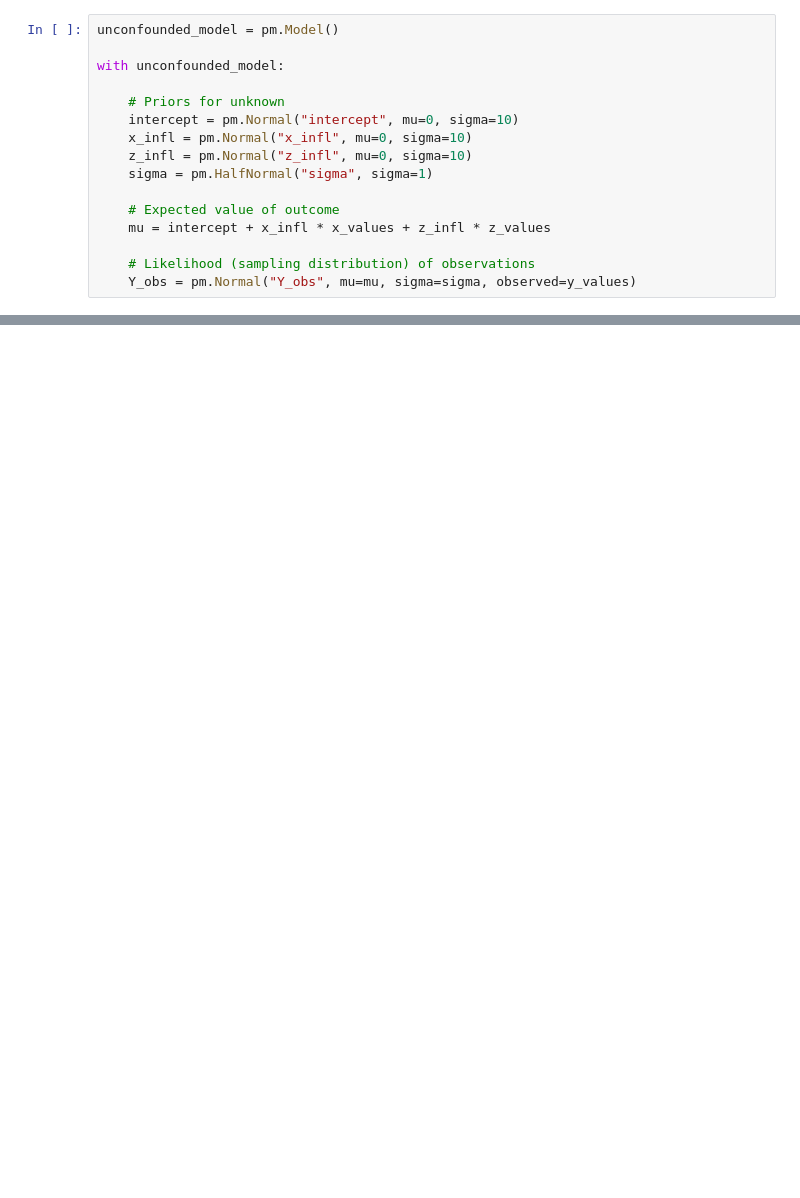
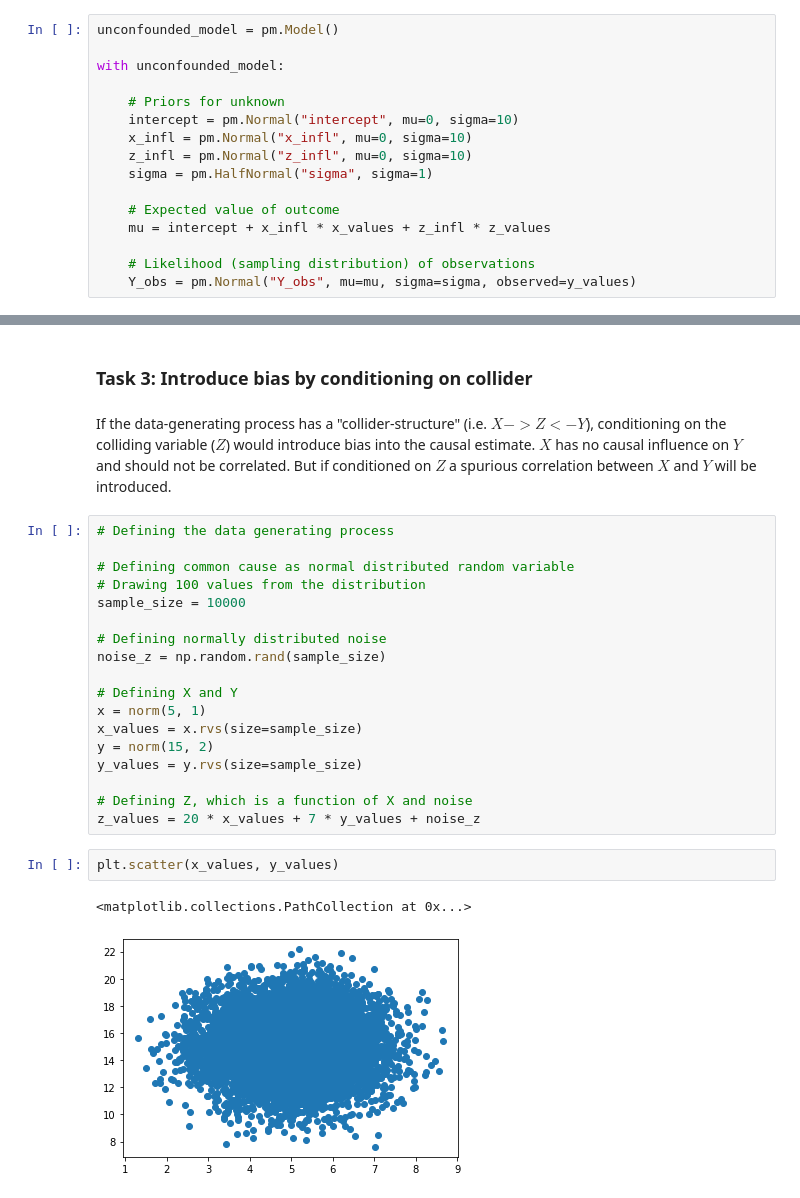
Before and after one commit to 14roebl/Causal_Inference_with_PyMC, a Jupyter notebook: Notebooks/unconfounding_simple_structures.ipynb, the cells around one changed output, grey strips where cells are left out. Saved outputs shown, nothing was run; the diff lists cells and outputs as text; blank space fills up the shorter version.

```diff
--- a/Notebooks/unconfounding_simple_structures.ipynb
+++ b/Notebooks/unconfounding_simple_structures.ipynb
@@ -87,0 +193,28 @@ print(map_estimate)
+# %% [markdown]
+### Task 3: Introduce bias by conditioning on collider
+# %% [markdown]
+If the data-generating process has a "collider-structure" (i.e. $X -> Z <- Y$), conditioning on the colliding variable ($Z$) would introduce bias into the causal estimate.
+$X$ has no causal influence on $Y$ and should not be correlated. But if conditioned on $Z$ a spurious correlation between $X$ and $Y$ will be introduced.
+# %%
+# Defining the data generating process
+
+# Defining common cause as normal distributed random variable
+# Drawing 100 values from the distribution
+sample_size = 10000
+
+# Defining normally distributed noise
+noise_z = np.random.rand(sample_size)
+
+# Defining X and Y
+x = norm(5, 1)
+x_values = x.rvs(size=sample_size)
+y = norm(15, 2)
+y_values = y.rvs(size=sample_size)
+
+# Defining Z, which is a function of X and noise
+z_values = 20 * x_values + 7 * y_values + noise_z
+# %%
+plt.scatter(x_values, y_values)
+# %% [output]
+<matplotlib.collections.PathCollection at 0x...>
+[figure, added]
```
Also changed, not shown: parts of 22 cells of this notebook.
